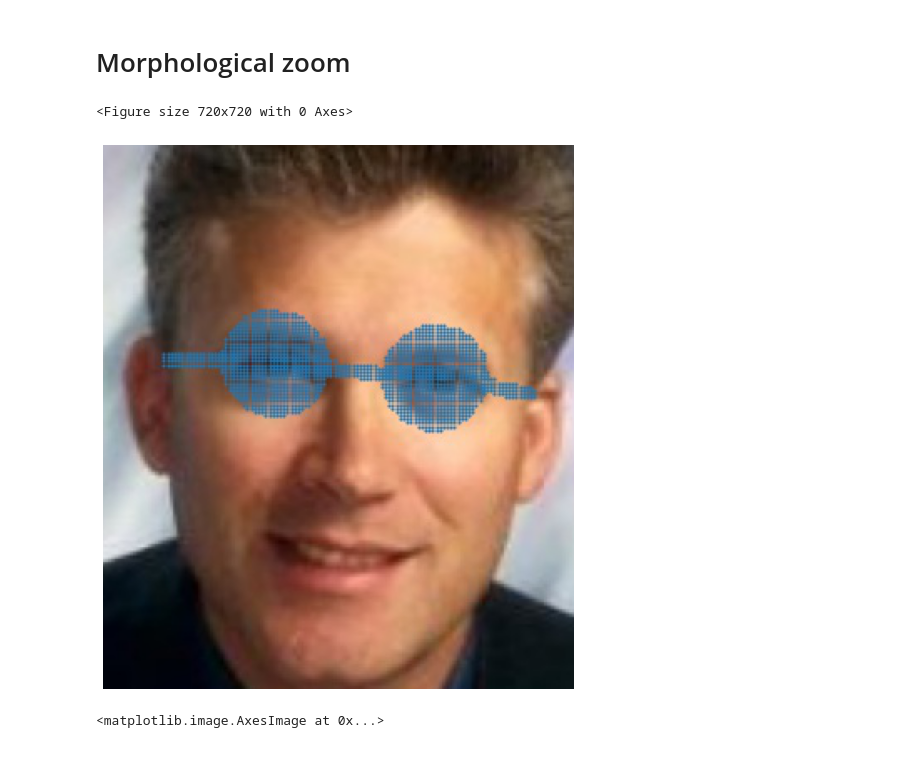
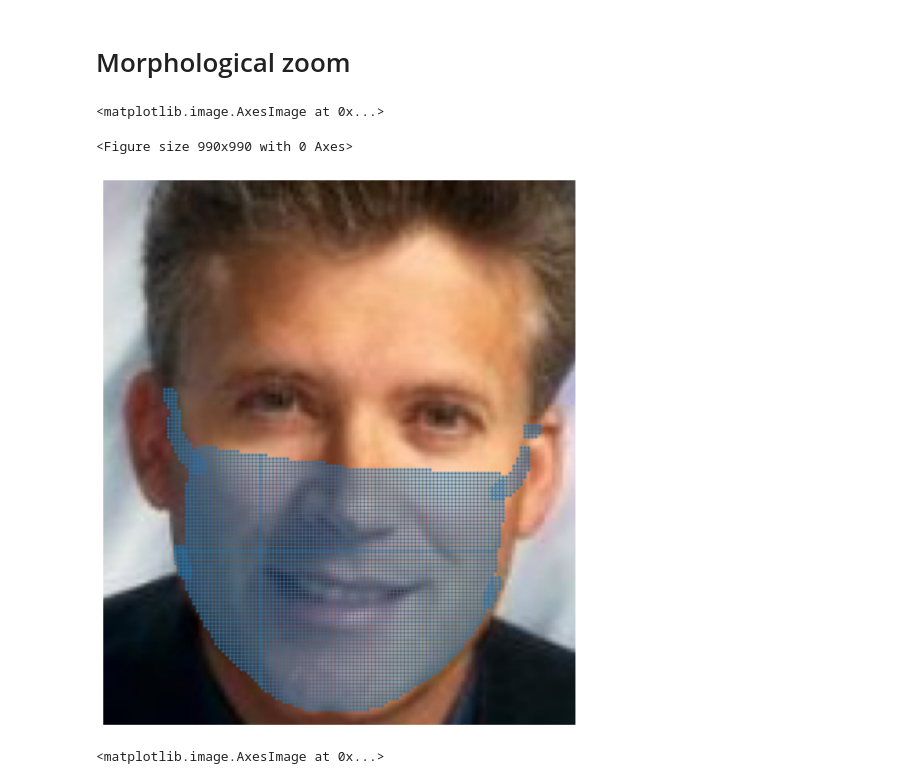
Before and after one commit to orlevit/Face-Recognition-Of-Masked-Faces, a Jupyter notebook: notebooks/morphological.ipynb, the cells around one changed output. Saved outputs shown, nothing was run; the diff lists cells and outputs as text; code cells hidden in the pictures.

```diff
--- a/notebooks/morphological.ipynb
+++ b/notebooks/morphological.ipynb
@@ -36,7 +33,7 @@ output_bbox = img_output_bbox(img, bbox, 0.25, True)
 # project 3D face according to pose
 df_3dh = project_3d(r_img, pose)
 h3d2i = head3d_z_dist(r_img, df_3dh)
-mask_name = 'sunglassesmask'#masks_to_create[0]
+mask_name = 'covid19mask'#masks_to_create[0]
 frontal_mask, frontal_add_mask, frontal_rest = get_frontal(r_img, df_3dh, h3d2i, mask_name, scale_factor)
 # %% [output]
 Model will use 1 GPUs!
@@ -107,25 +107,36 @@ plt.tick_params(labelsize=14)
 # %% [markdown]
 # Morphological zoom
+# %%
+factor = 747/250
+# factor = 543/250
+
+LEFT_LIMIT_X = int(55 * factor)
+LEFT_LIMIT_Y = int(50 * factor)
+RIGHT_LIMIT_X = int(185 * factor)
+RIGHT_LIMIT_Y = int(200 * factor)
+face_color = 'peru'
+TMP_IMAGE = r'/RG/rg-tal/orlev/Face-Recognition-Of-Masked-Faces/notebooks/tmp.jpg'
 # %%
 yy, xx = np.where(mask_add_on_image == 1)
-plt_1 = plt.figure(figsize=(10, 10))
+plt_1 = plt.figure(figsize=(10, 10), dpi=99)
 plt.imshow(img)
-plt.scatter(mask_x,mask_y, s=1,color='C0')
-plt.scatter(xx,yy, s=1,color='C0')
+plt.scatter(mask_x,mask_y, s=0.5,color='C0')
+plt.scatter(xx,yy, s=0.5,color='C0')
 plt.axis('off')
 
 # plt.tick_params(labelsize=14)
 plt.savefig(TMP_IMAGE,bbox_inches='tight',pad_inches = 0,transparent=True)
 plt.clf()
 
-fig1 = plt.figure(figsize=(10, 10))
+fig1 = plt.figure(figsize=(10, 10), dpi=99)
 img_tmp1 = plt.imread(TMP_IMAGE)
 plt.axis('off')
 plt.imshow(img_tmp1[ LEFT_LIMIT_Y:RIGHT_LIMIT_Y,LEFT_LIMIT_X:RIGHT_LIMIT_X,:])
-os.remove(TMP_IMAGE)
+# os.remove(TMP_IMAGE)
 # %% [output]
-<Figure size 720x720 with 0 Axes>
+<matplotlib.image.AxesImage at 0x...>
+<Figure size 990x990 with 0 Axes>
-[figure, old version]
+[figure, new version]
 # %%
 yy1, xx1 = np.where(mask_on_image == 1)
 yy2, xx2 = np.where(mask_add_on_image == 1)
```
Also changed, not shown: parts of 5 cells of this notebook, 6 other files.
